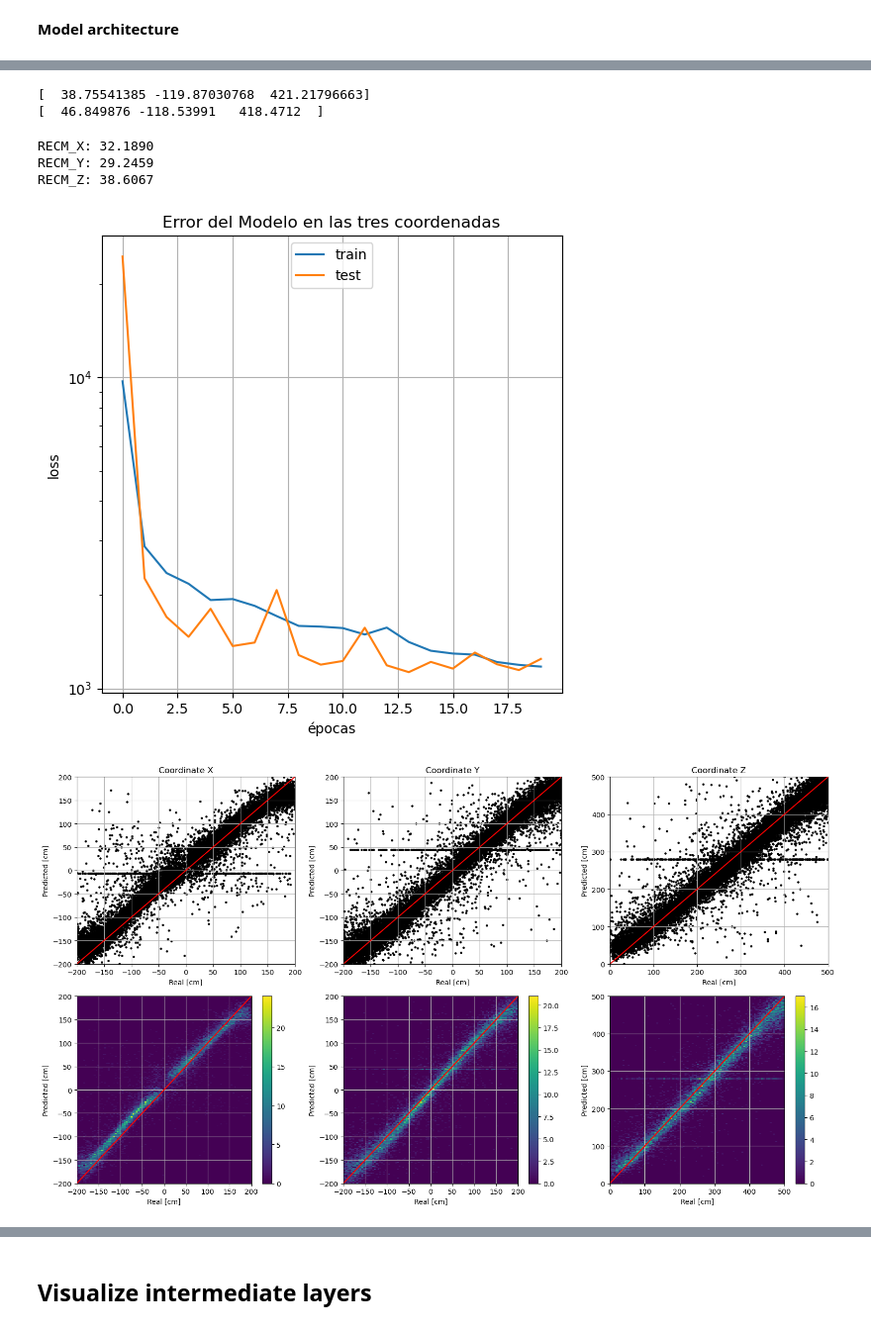
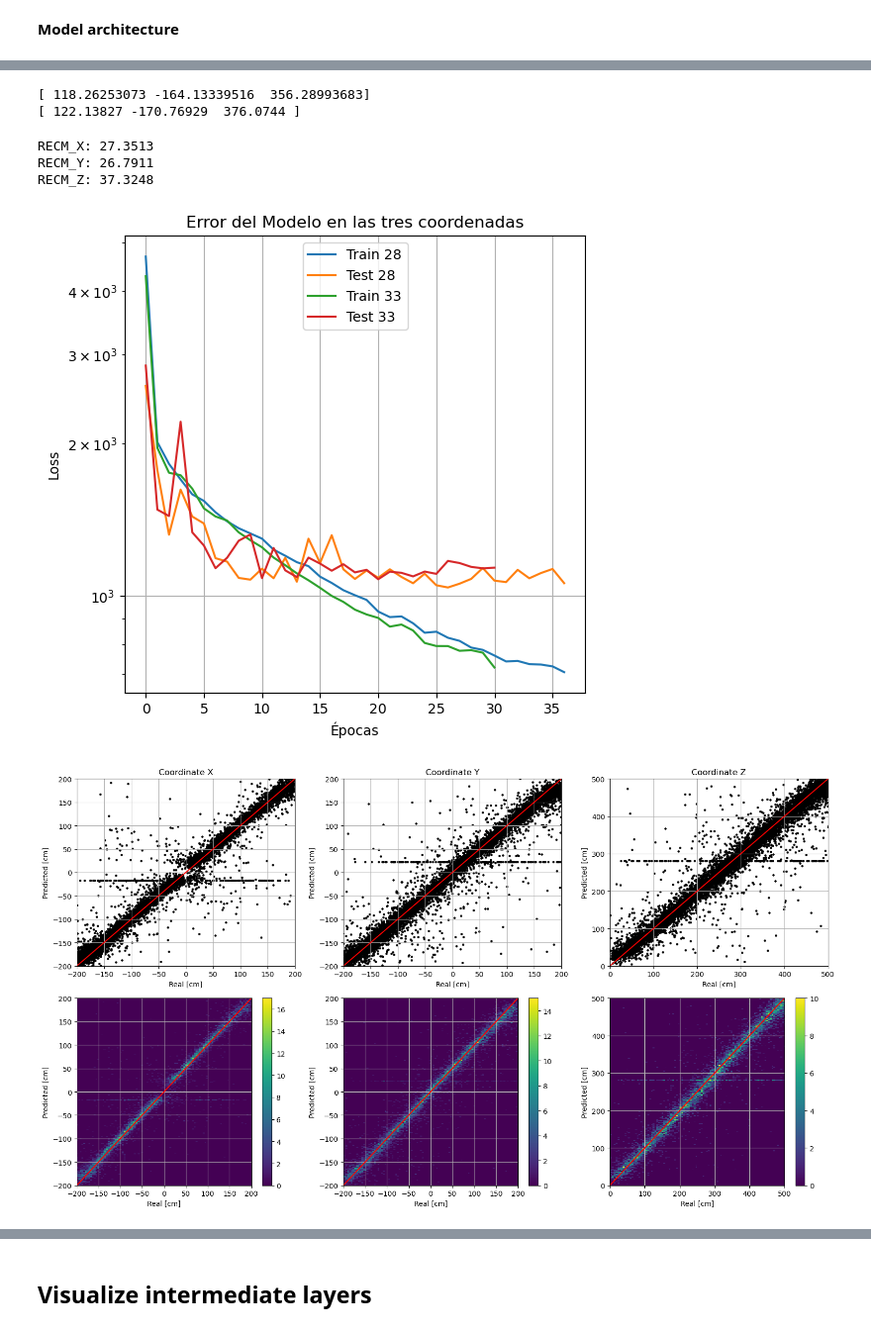
Before and after one commit to CIEMAT-Neutrino/AI_nuvT, a Jupyter notebook: 6_Regression_Ebaricenter_NN.ipynb, the cells around one changed output, grey strips where cells are left out. Shown at 99% size. Cells and saved outputs as stored; diff of their text form; code cells hidden in the pictures.

```diff
--- a/6_Regression_Ebaricenter_NN.ipynb
+++ b/6_Regression_Ebaricenter_NN.ipynb
@@ -114,6 +135,6 @@ Merged dEprom:
 # %% [markdown]
 ## Creation of train and test sets
 # %%
-test_size = int(np.floor(0.60*np.shape(dEprom)[0]) )
+test_size = int(np.floor(0.30*np.shape(dEprom)[0]) )
 print(test_size)
 # %% [output]
@@ -182,2 +219,5 @@ model_4compreal = create_cnn_model(x_train, (4,5),(2,2))
+# %%
+model_4comp_comp_33 = create_cnn_model(x_train, (3,3),(2,2))
+model_4comp_comp_28 = create_cnn_model(x_train, (2,8),(2,2))
 # %%
-dEprom_4compreal, history_dEprom_4compreal = train_and_predict(model_4compreal, x_train, y_train, x_test, y_test, epochs=20, batch_size=32)
+dEprom_4comp_comp_33, history_dEprom_4comp_comp_33= train_and_predict(model_4comp_comp_33, x_train, y_train, x_test, y_test, epochs=40, batch_size=32)
@@ -206,0 +224,2 @@ Epoch 20/20
+# %%
+dEprom_4comp_comp_28, history_dEprom_4comp_comp_28= train_and_predict(model_4comp_comp_28, x_train, y_train, x_test, y_test, epochs=40, batch_size=32)
@@ -211,38 +248,49 @@ visualkeras.layered_view(model_4compreal, legend=True,scale_xy=6, to_file='outpu
 # %%
-print(y_test[0])
-print(dEprom_4compreal[0])
+print(y_test[1])
+print(dEprom_4compreal[1])
 # %% [output]
-[  38.75541385 -119.87030768  421.21796663]
-[  46.849876 -118.53991   418.4712  ]
+[ 118.26253073 -164.13339516  356.28993683]
+[ 122.13827 -170.76929  376.0744 ]
 # %%
-testScoreECM_X = mean_squared_error(y_test[:,0], dEprom_4compreal[:,0])
-testScoreECM_Y = mean_squared_error(y_test[:,1], dEprom_4compreal[:,1])
-testScoreECM_Z = mean_squared_error(y_test[:,2], dEprom_4compreal[:,2])
+testScoreECM_X = mean_squared_error(y_test[:,0], dEprom_4comp_comp_28[:,0])
+testScoreECM_Y = mean_squared_error(y_test[:,1], dEprom_4comp_comp_28[:,1])
+testScoreECM_Z = mean_squared_error(y_test[:,2], dEprom_4comp_comp_28[:,2])
 print('RECM_X: %.4f' % np.sqrt((testScoreECM_X)))
 print('RECM_Y: %.4f' % np.sqrt((testScoreECM_Y)))
 print('RECM_Z: %.4f' % np.sqrt((testScoreECM_Z)))
+
+testScoreECM_X = mean_squared_error(y_test[:,0], dEprom_4comp_comp_33[:,0])
+testScoreECM_Y = mean_squared_error(y_test[:,1], dEprom_4comp_comp_33[:,1])
+testScoreECM_Z = mean_squared_error(y_test[:,2], dEprom_4comp_comp_33[:,2])
+print('RECM_X: %.4f' % np.sqrt((testScoreECM_X)))
+print('RECM_Y: %.4f' % np.sqrt((testScoreECM_Y)))
+print('RECM_Z: %.4f' % np.sqrt((testScoreECM_Z)))
 # %% [output]
-RECM_X: 32.1890
-RECM_Y: 29.2459
-RECM_Z: 38.6067
+RECM_X: 27.3513
+RECM_Y: 26.7911
+RECM_Z: 37.3248
 # %%
+# Plot for the first model history
 plt.figure(1, figsize=(6,6))
-plt.plot(history_dEprom_4compreal.history['mse'])
-plt.plot(history_dEprom_4compreal.history['val_mse'])
-
+plt.plot(history_dEprom_4comp_comp_28.history['mse'])
+plt.plot(history_dEprom_4comp_comp_28.history['val_mse'])
+plt.plot(history_dEprom_4comp_comp_33.history['mse'])
+plt.plot(history_dEprom_4comp_comp_33.history['val_mse'])
 plt.yscale("log")
 plt.title('Error del Modelo en las tres coordenadas')
-plt.ylabel('loss')
-plt.xlabel('épocas')
+plt.ylabel('Loss')
+plt.xlabel('Épocas')
 plt.grid()
-plt.legend(['train', 'test'], loc='upper center')
+plt.legend(['Train 28', 'Test 28', 'Train 33', 'Test 33'], loc='upper center')
+
+# Show both figures
 plt.show()
 # %% [output]
-[figure, old version]
+[figure, new version]
 # %%
 fig, axs = plt.subplots(2,3,figsize=(16,9))
 
-axs[0,0].scatter(y_test[:,0], dEprom_4compreal[:,0], color="black",s=5)
+axs[0,0].scatter(y_test[:,0], dEprom_4comp_comp_33[:,0], color="black",s=5)
 axs[0,0].grid()
 
 axs[0,0].plot([-200,200],[-200,200],color="r")
@@ -253,7 +301,7 @@ axs[0,0].set_ylabel('Predicted [cm]')
 axs[0,0].set_xlabel('Real [cm]')
 
 
-im1 = axs[1,0].hist2d(y_test[:,0], dEprom_4compreal[:,0].flatten(), bins=(100, 300), cmap='viridis', cmax=30)
+im1 = axs[1,0].hist2d(y_test[:,0], dEprom_4comp_comp_33[:,0].flatten(), bins=(100, 300), cmap='viridis', cmax=30)
 fig.colorbar(im1[3], ax=axs[1,0])
 axs[1,0].grid()
 
@@ -266,7 +314,7 @@ axs[1,0].set_facecolor('#440154')
 
 
 
-axs[0,1].scatter(y_test[:,1], dEprom_4compreal[:,1], color="black",s=5)
+axs[0,1].scatter(y_test[:,1], dEprom_4comp_comp_33[:,1], color="black",s=5)
 axs[0,1].grid()
 
 axs[0,1].plot([-200,200],[-200,200],color="r")
@@ -277,7 +325,7 @@ axs[0,1].set_ylabel('Predicted [cm]')
 axs[0,1].set_xlabel('Real [cm]')
 
 
-im2 = axs[1,1].hist2d(y_test[:,1], dEprom_4compreal[:,1].flatten(), bins=(100, 300), cmap='viridis', cmax=30)
+im2 = axs[1,1].hist2d(y_test[:,1], dEprom_4comp_comp_33[:,1].flatten(), bins=(100, 300), cmap='viridis', cmax=30)
 fig.colorbar(im2[3], ax=axs[1,1])
 axs[1,1].grid()
 
@@ -289,7 +337,7 @@ axs[1,1].set_xlabel('Real [cm]')
 axs[1,1].set_facecolor('#440154')
 
 
-axs[0,2].scatter(y_test[:,2], dEprom_4compreal[:,2], color="black",s=5)
+axs[0,2].scatter(y_test[:,2], dEprom_4comp_comp_33[:,2], color="black",s=5)
 axs[0,2].grid()
 
 axs[0,2].plot([0,500],[0,500],color="r")
@@ -300,7 +348,7 @@ axs[0,2].set_ylabel('Predicted [cm]')
 axs[0,2].set_xlabel('Real [cm]')
 
 
-im3 = axs[1,2].hist2d(y_test[:,2], dEprom_4compreal[:,2].flatten(), bins=(100, 300), cmap='viridis', cmax=30)
+im3 = axs[1,2].hist2d(y_test[:,2], dEprom_4comp_comp_33[:,2].flatten(), bins=(100, 300), cmap='viridis', cmax=30)
 fig.colorbar(im3[3], ax=axs[1,2])
 axs[1,2].grid()
 
@@ -315,7 +363,7 @@ fig.tight_layout()
 
 plt.savefig('/tmp/CNNx2+4T+N_Recta_S.png', dpi=300)
 # %% [output]
-[figure, old version]
+[figure, new version]
 # %%
 # Adjustement gaussiano de las diferencias entre el pronóstico y el valor real
 
```
Also changed, not shown: parts of 16 cells of this notebook, 5 other files.
